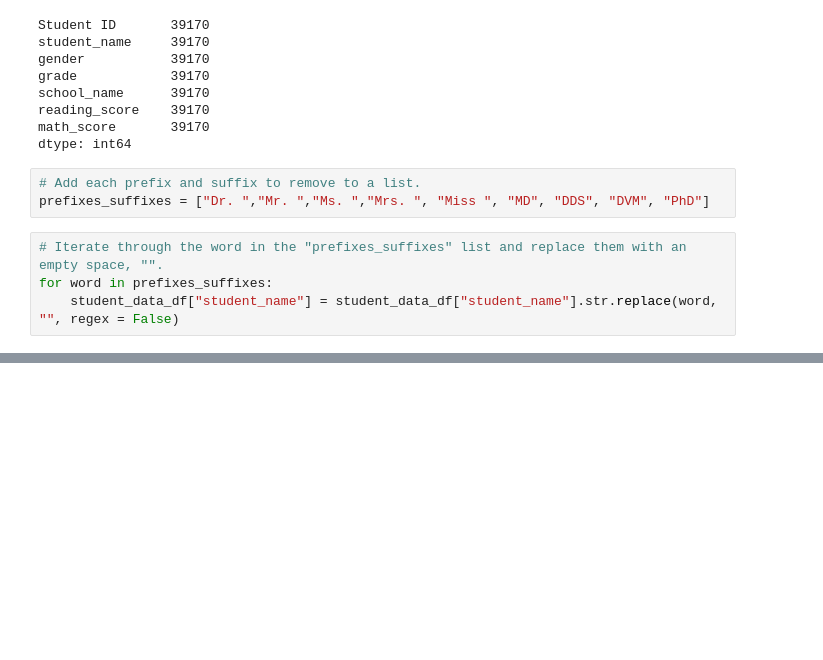
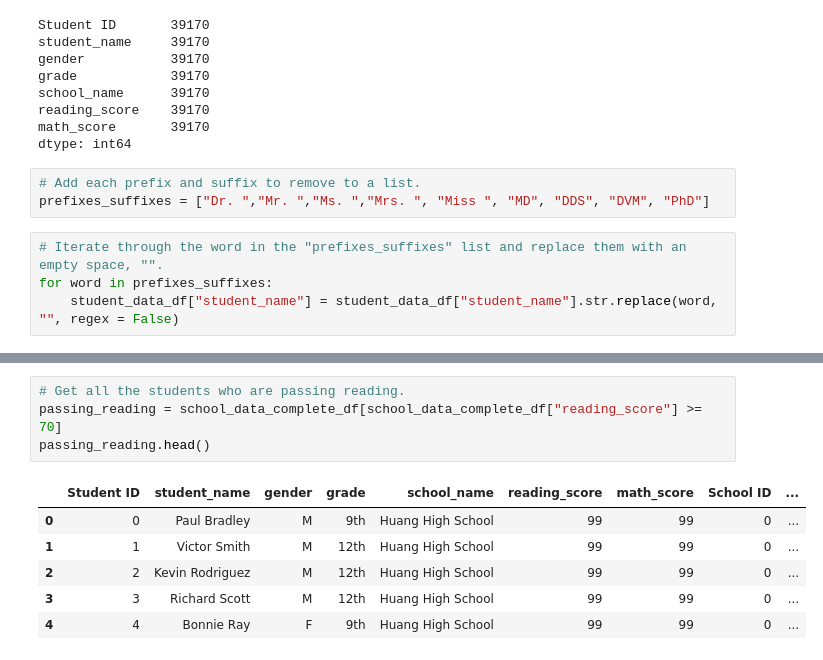
Before and after one commit to vithushankuhan/school_district_analysis, a Jupyter notebook: PyCitySchools.ipynb, the cells around one changed output, grey strips where cells are left out. Saved outputs shown, nothing was run; the diff lists cells and outputs as text; blank space fills up the shorter version.

```diff
--- a/PyCitySchools.ipynb
+++ b/PyCitySchools.ipynb
@@ -76,0 +144,11 @@ for word in prefixes_suffixes:
+# %%
+# Get all the students who are passing reading.
+passing_reading = school_data_complete_df[school_data_complete_df["reading_score"] >= 70]
+passing_reading.head()
+# %% [output]
+|  | Student ID | student_name | gender | grade | school_name | reading_score | math_score | School ID | ... |
+| 0 | 0 | Paul Bradley | M | 9th | Huang High School | 99 | 99 | 0 | ... |
+| 1 | 1 | Victor Smith | M | 12th | Huang High School | 99 | 99 | 0 | ... |
+| 2 | 2 | Kevin Rodriguez | M | 12th | Huang High School | 99 | 99 | 0 | ... |
+| 3 | 3 | Richard Scott | M | 12th | Huang High School | 99 | 99 | 0 | ... |
+| 4 | 4 | Bonnie Ray | F | 9th | Huang High School | 99 | 99 | 0 | ... |
```
Also changed, not shown: parts of 17 cells of this notebook, 1 other file.
